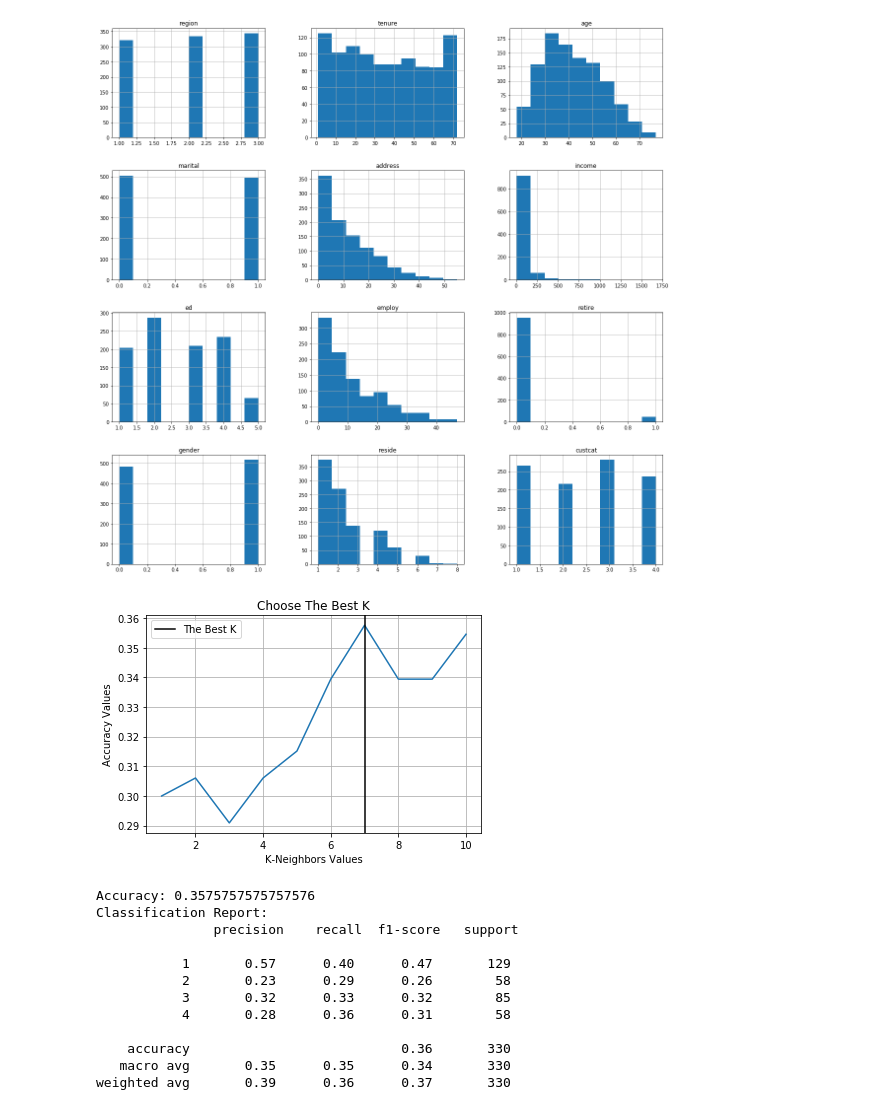
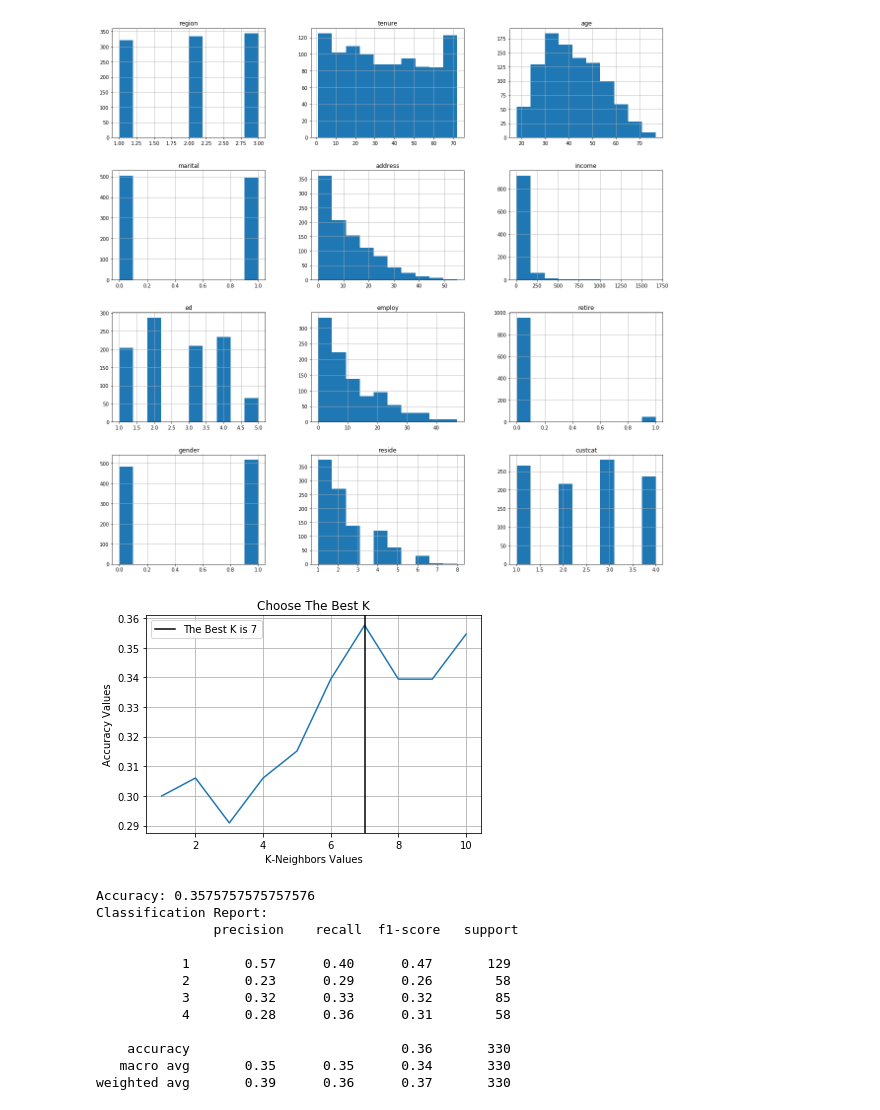
Before and after one commit to adelelnabarawy12/Tele-Customers-Categorization-using-KNN, a Jupyter notebook: Tele-Customers-Categorization using KNN.ipynb, the cells around one changed output. Cells and saved outputs as stored; diff of their text form; code cells hidden in the pictures.

```diff
--- a/Tele-Customers-Categorization using KNN.ipynb
+++ b/Tele-Customers-Categorization using KNN.ipynb
@@ -115,15 +115,15 @@ for k in x_axis:
 best_k = np.argmax(accVals) + 1
 # %%
 plt.plot(x_axis, accVals)
-plt.axvline(x = best_k, label='The Best K', c='k')
+plt.axvline(x = best_k, label=f'The Best K is {best_k}', c='k')
 plt.title('Choose The Best K')
 plt.xlabel('K-Neighbors Values')
 plt.ylabel('Accuracy Values')
 plt.grid()
 plt.legend()
 plt.show()
 # %% [output]
-[figure, old version]
+[figure, new version]
 # %%
 model = KNeighborsClassifier(n_neighbors=best_k)
 y_predict = model.fit(X_train, y_train).predict(X_test)
```
